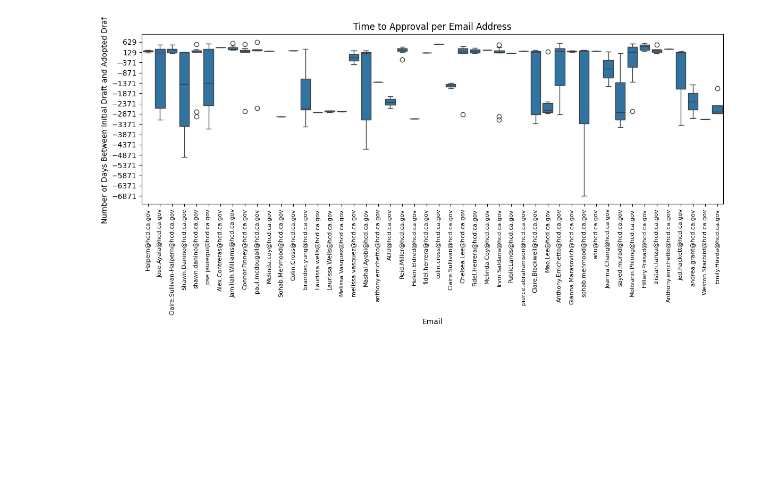
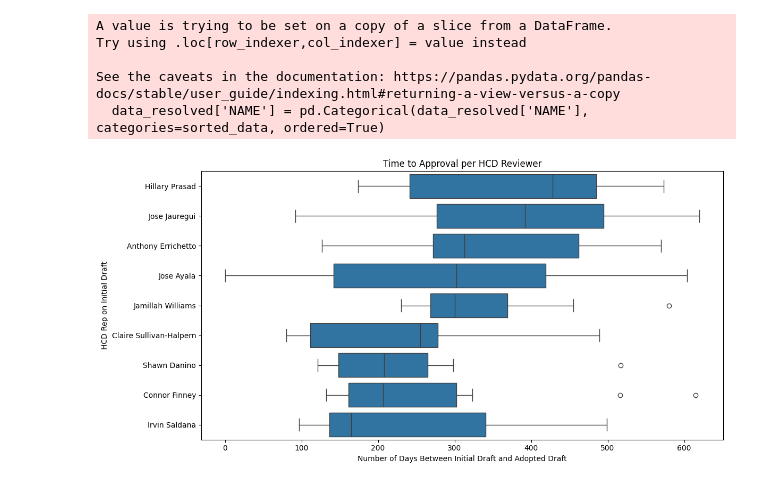
Before and after one commit to anphipolito/HousingElementReviewLettersScraper, a Jupyter notebook: DataAnalysis.ipynb, the cells around one changed output. Cells and saved outputs as stored; diff of their text form; code cells hidden in the pictures; blank space fills up the shorter version.

```diff
--- a/DataAnalysis.ipynb
+++ b/DataAnalysis.ipynb
@@ -25,0 +47,6 @@ data
+# %%
+data['NAME'] = data.EMAIL.str.split('@').str[0].str.split('.').str.join(' ').str.title()
+# %%
+k = 8 # this is semi-arbitrary
+emails_with_enough_data = data.EMAIL.value_counts().index[data.EMAIL.value_counts() >= k]
+emails_with_enough_data
@@ -26,3 +60,9 @@ data
 # %%
 # Calculate the number of days between ID_DATE and AD_DATE
 data['DAYS_BETWEEN'] = (data['AD_DATE'] - data['ID_DATE']).dt.days
+
+# If DAYS BETWEEN is negative, insert the difference between today's date and the initial draft date
+data['DAYS_BETWEEN2'] = (pd.to_datetime(datetime.today().date()) -  data['ID_DATE']).dt.days
+data.loc[data.DAYS_BETWEEN >= 0, 'DAYS_BETWEEN2'] = data.DAYS_BETWEEN[data.DAYS_BETWEEN >= 0]
+# %%
+data_resolved = data[data.EMAIL.isin(emails_with_enough_data)]
@@ -29,16 +85,24 @@ data['DAYS_BETWEEN'] = (data['AD_DATE'] - data['ID_DATE']).dt.days
 # %%
 # Create a boxplot grouped by email
 plt.figure(figsize=(12, 6))
-sns.boxplot( data=data,x='EMAIL', y='DAYS_BETWEEN')
-plt.title('Time to Approval per Email Address')
-plt.xticks(rotation=90,fontsize=8)
-max_days = df_grouped['DAYS_BETWEEN'].max()
-min_days= df_grouped['DAYS_BETWEEN'].min()
-y_ticks = np.arange(min_days, max_days + 1, step=500)
-plt.yticks(y_ticks)
-plt.xlabel('Email')
-plt.ylabel('Number of Days Between Initial Draft and Adopted Draft')
+sorted_data = data_resolved.groupby('NAME')['DAYS_BETWEEN2'].median().sort_values(ascending=False).index
+
+# Reorder the dataframe based on the sorted order
+data_resolved['NAME'] = pd.Categorical(data_resolved['NAME'], categories=sorted_data, ordered=True)
+
+sns.boxplot(data=data_resolved, y='NAME', x='DAYS_BETWEEN2',  order=sorted_data)
+plt.title('Time to Approval per HCD Reviewer')
+max_days = data_resolved['DAYS_BETWEEN2'].max()
+min_days= data_resolved['DAYS_BETWEEN2'].min()
+
+plt.ylabel('HCD Rep on Initial Draft')
+plt.xlabel('Number of Days Between Initial Draft and Adopted Draft')
 plt.tight_layout()
 plt.show()
 # %% [output]
+A value is trying to be set on a copy of a slice from a DataFrame.
+Try using .loc[row_indexer,col_indexer] = value instead
+
+See the caveats in the documentation: https://pandas.pydata.org/pandas-docs/stable/user_guide/indexing.html#returning-a-view-versus-a-copy
+  data_resolved['NAME'] = pd.Categorical(data_resolved['NAME'], categories=sorted_data, ordered=True)
-[figure, old version]
+[figure, new version]
```
Also changed, not shown: parts of 15 cells of this notebook.
